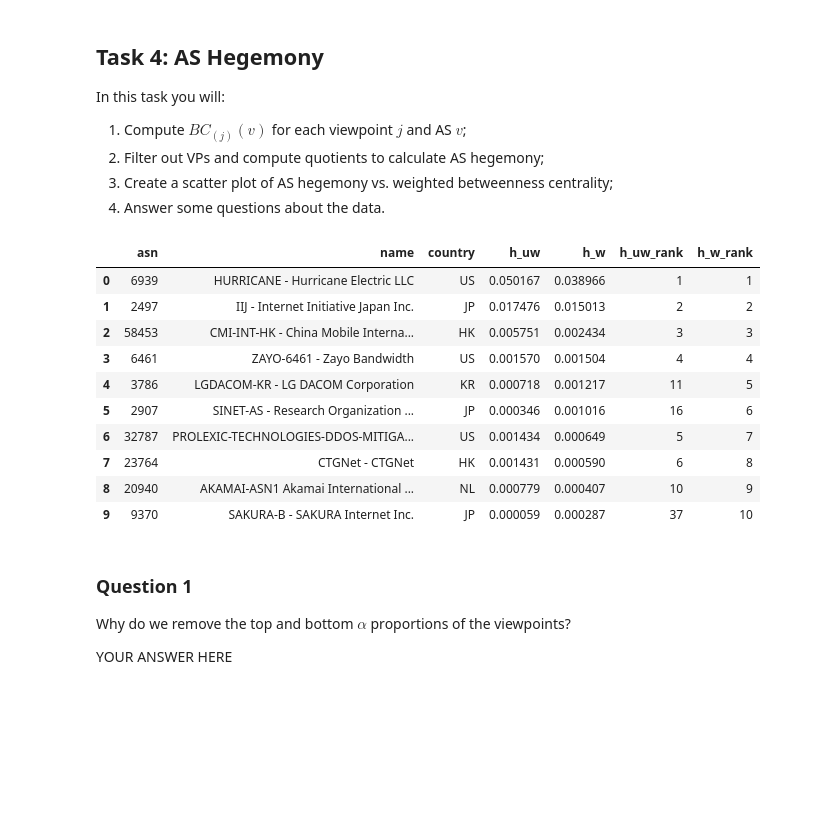
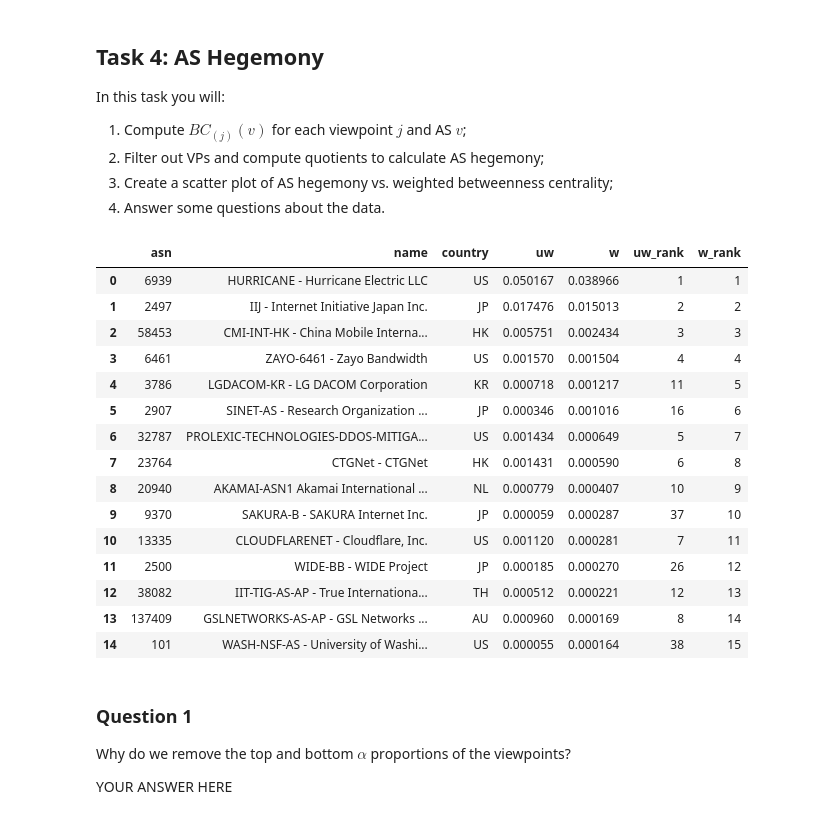
Before and after one commit to luyuanfan/nids-as-centrality, a Jupyter notebook: nids-as-centrality-refactored.ipynb, the cells around one changed output. Cells and saved outputs as stored; diff of their text form; code cells hidden in the pictures; blank space fills up the shorter version.

```diff
--- a/nids-as-centrality-refactored.ipynb
+++ b/nids-as-centrality-refactored.ipynb
@@ -227,0 +213,15 @@ def _iter_local_graphs(local_graphs, peer=None):
+# %%
+pyt, local_graphs, peer_to_asn, asn_to_peer = build_local_graphs(RIB_PATHS)
+pfx_to_weight = weigh_prefixes(pyt)
+
+n_prefix = len(pfx_to_weight)
+all_asn = set(asn_to_peer.keys())
+all_peer = set(peer_to_asn.keys())
+n_asn = len(all_asn)
+n_peer = len(all_peer)
+observed_addrs = sum(pfx_to_weight.values())
+
+print(f"Observed {n_asn:,} ASNs.")
+print(f"Observed IPv4 address space: {observed_addrs:,} addresses "
+      f"by {n_peer:,} peers from collector(s): {', '.join(COLLECTORS)}.")
+print(f"Weighted {n_prefix:,} prefixes.")
@@ -426,9 +431,5 @@ def compute_one(n, n_drop):
 # %%
 def _init_worker(local_graphs, pfx_to_weight, asn_to_peer, all_peer, n_drop):
-    """
-    You do not have to worry about what this function does.
-    It is just for parallellizing the program so it runs faster.
-    """
     global _local_graphs, _pfx_to_weight, _asn_to_peer, _all_peer, _n_drop
     _local_graphs = local_graphs
     _pfx_to_weight = pfx_to_weight
@@ -466,6 +467,7 @@ def _hegemony_for_one_asn(target_asn):
             if target_asn in atom or target_asn == o_asn:
                 path_with_asn_uw += 1
                 path_with_asn_w += weight
+
         if total_observed_path_uw == 0:
             continue
         bc_score_lst_uw.append(path_with_asn_uw / total_observed_path_uw)
@@ -488,7 +490,7 @@ def _hegemony_for_one_asn(target_asn):
 
     return target_asn, h_uw, h_w
 # %%
-def compute_hegemony_scores(asn_to_peer, peer_to_asn, local_graphs, pfx_to_weight, nproc=20):
+def compute_hegemony_scores(local_graphs, pfx_to_weight, asn_to_peer, peer_to_asn):
     """
     Drop the top 10 percent and bottom 10 percent of viewpoints.
     """
@@ -498,39 +500,38 @@ def compute_hegemony_scores(asn_to_peer, peer_to_asn, local_graphs, pfx_to_weigh
     n_drop = int(len(all_peer) * ALPHA)
     nproc = 50
 
-    hege_score = defaultdict(lambda: {"uw" : 0.0, "w" : 0.0})
+    hege_scores = defaultdict(lambda: {"uw" : 0.0, "w" : 0.0})
 
     with mp.Pool(
         nproc,
         initializer=_init_worker,
-        initargs=(local_graphs, pfx_to_weight, asn_to_peer, all_peer, n_drop),
+        initargs=(local_graphs, pfx_to_weight, asn_to_peer, all_peer, n_drop)
     ) as pool:
         for target_asn, h_uw, h_w in pool.imap_unordered(_hegemony_for_one_asn, all_asn):
-            hege_score[target_asn]["uw"] = h_uw
-            hege_score[target_asn]["w"] = h_w
+            hege_scores[target_asn]["uw"] = h_uw
+            hege_scores[target_asn]["w"] = h_w
 
-    return hege_score
+    return hege_scores
 
-hege = compute_hegemony_scores(asn_to_peer, peer_to_asn, local_graphs, pfx_to_weight)
+hege = compute_hegemony_scores(local_graphs, pfx_to_weight, asn_to_peer, peer_to_asn)
 # %%
 hege_df = pd.DataFrame.from_dict(hege, orient="index")
 
 hege_df_enriched = (
     hege_df
-    .rename(columns={"uw":"h_uw", "w":"h_w"})
     .merge(as_info_df, left_index=True, right_index=True)
     .reset_index(names="asn")
     .assign(
-        h_uw_rank=lambda df: df["h_uw"].rank(ascending=False).astype(int),
-        h_w_rank=lambda df: df["h_w"].rank(ascending=False).astype(int)
+        uw_rank=lambda df: df["uw"].rank(ascending=False).astype(int),
+        w_rank=lambda df: df["w"].rank(ascending=False).astype(int)
     )
-    .reindex(columns=["asn","name","country","h_uw","h_w","h_uw_rank","h_w_rank"])
-    .sort_values("h_w", ascending=False)
+    .reindex(columns=["asn","name","country","uw","w","uw_rank","w_rank"])
+    .sort_values("w", ascending=False)
     .reset_index(drop=True)
 )
-hege_df_enriched.head(10)
+hege_df_enriched.head(15)
 # %% [output]
-|  | asn | name | country | h_uw | h_w | h_uw_rank | h_w_rank |
+|  | asn | name | country | uw | w | uw_rank | w_rank |
 | 0 | 6939 | HURRICANE - Hurricane Electric LLC | US | 0.050167 | 0.038966 | 1 | 1 |
 | 1 | 2497 | IIJ - Internet Initiative Japan Inc. | JP | 0.017476 | 0.015013 | 2 | 2 |
 | 2 | 58453 | CMI-INT-HK - China Mobile Interna... | HK | 0.005751 | 0.002434 | 3 | 3 |
@@ -541,6 +542,11 @@ hege_df_enriched.head(10)
 | 7 | 23764 | CTGNet - CTGNet | HK | 0.001431 | 0.000590 | 6 | 8 |
 | 8 | 20940 | AKAMAI-ASN1 Akamai International ... | NL | 0.000779 | 0.000407 | 10 | 9 |
 | 9 | 9370 | SAKURA-B - SAKURA Internet Inc. | JP | 0.000059 | 0.000287 | 37 | 10 |
+| 10 | 13335 | CLOUDFLARENET - Cloudflare, Inc. | US | 0.001120 | 0.000281 | 7 | 11 |
+| 11 | 2500 | WIDE-BB - WIDE Project | JP | 0.000185 | 0.000270 | 26 | 12 |
+| 12 | 38082 | IIT-TIG-AS-AP - True Internationa... | TH | 0.000512 | 0.000221 | 12 | 13 |
+| 13 | 137409 | GSLNETWORKS-AS-AP - GSL Networks ... | AU | 0.000960 | 0.000169 | 8 | 14 |
+| 14 | 101 | WASH-NSF-AS - University of Washi... | US | 0.000055 | 0.000164 | 38 | 15 |
 # %% [markdown]
 ### Question 1
 Why do we remove the top and bottom $\alpha$ proportions of the viewpoints?
```
Also changed, not shown: parts of 13 cells of this notebook.
